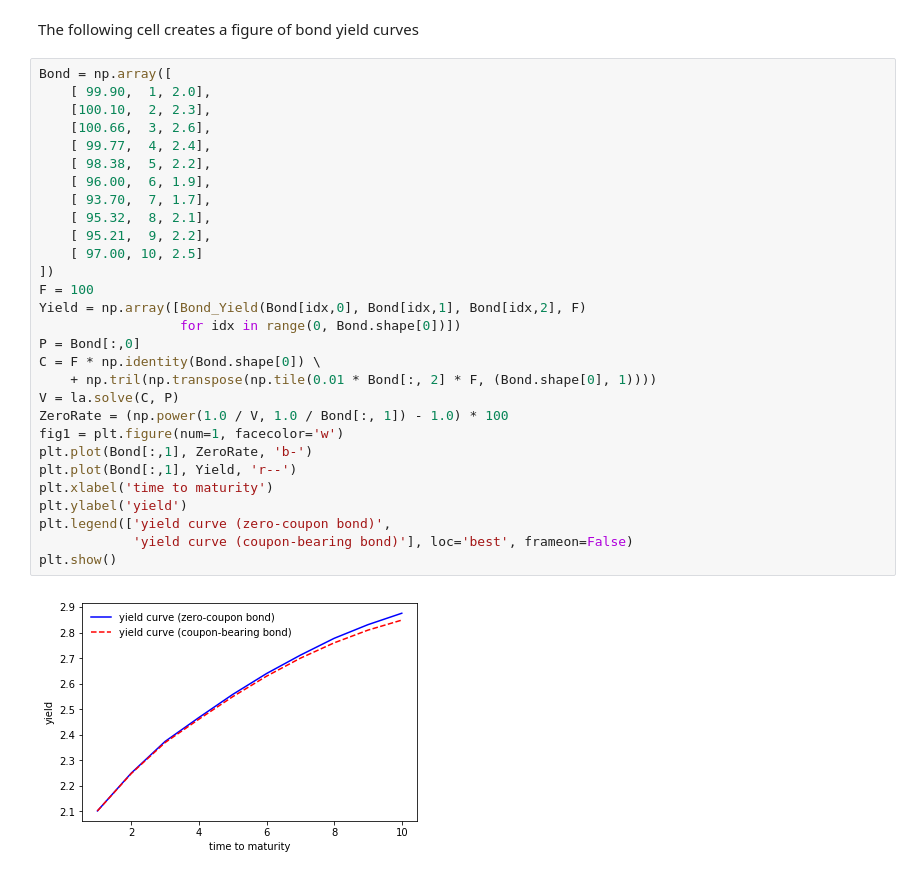
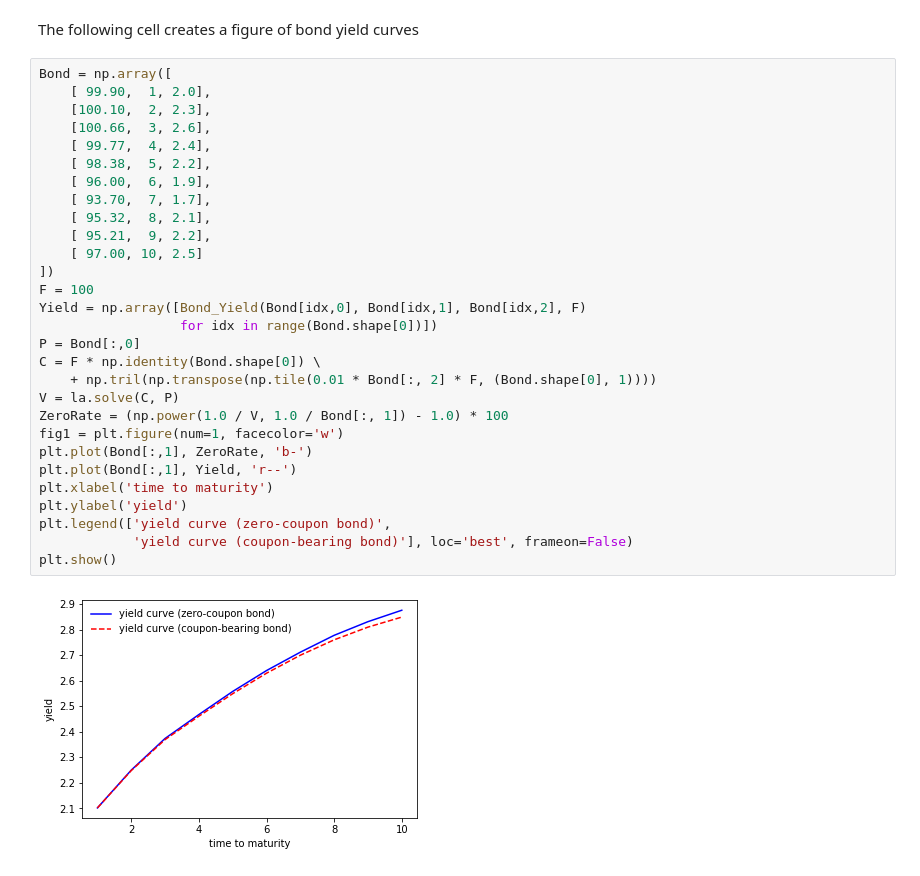
Before and after one commit to nakatsuma/GES-PEARL, a Jupyter notebook: notebook/ges_bond.ipynb, the cells around one changed output. Cells and saved outputs as stored; diff of their text form.

```diff
--- a/notebook/ges_bond.ipynb
+++ b/notebook/ges_bond.ipynb
@@ -148,31 +148,31 @@ The following cell creates a figure of bond yield curves
 # %%
 Bond = np.array([
     [ 99.90,  1, 2.0],
     [100.10,  2, 2.3],
     [100.66,  3, 2.6],
     [ 99.77,  4, 2.4],
     [ 98.38,  5, 2.2],
     [ 96.00,  6, 1.9],
     [ 93.70,  7, 1.7],
     [ 95.32,  8, 2.1],
     [ 95.21,  9, 2.2],
     [ 97.00, 10, 2.5]
 ])
 F = 100
 Yield = np.array([Bond_Yield(Bond[idx,0], Bond[idx,1], Bond[idx,2], F)
-                  for idx in range(0, Bond.shape[0])])
+                  for idx in range(Bond.shape[0])])
 P = Bond[:,0]
 C = F * np.identity(Bond.shape[0]) \
     + np.tril(np.transpose(np.tile(0.01 * Bond[:, 2] * F, (Bond.shape[0], 1))))
 V = la.solve(C, P)
 ZeroRate = (np.power(1.0 / V, 1.0 / Bond[:, 1]) - 1.0) * 100
 fig1 = plt.figure(num=1, facecolor='w')
 plt.plot(Bond[:,1], ZeroRate, 'b-')
 plt.plot(Bond[:,1], Yield, 'r--')
 plt.xlabel('time to maturity')
 plt.ylabel('yield')
 plt.legend(['yield curve (zero-coupon bond)',
             'yield curve (coupon-bearing bond)'], loc='best', frameon=False)
 plt.show()
 # %% [output]
-[figure, old version]
+[figure, new version]
```
Also changed, not shown: parts of 1 cell of this notebook.
